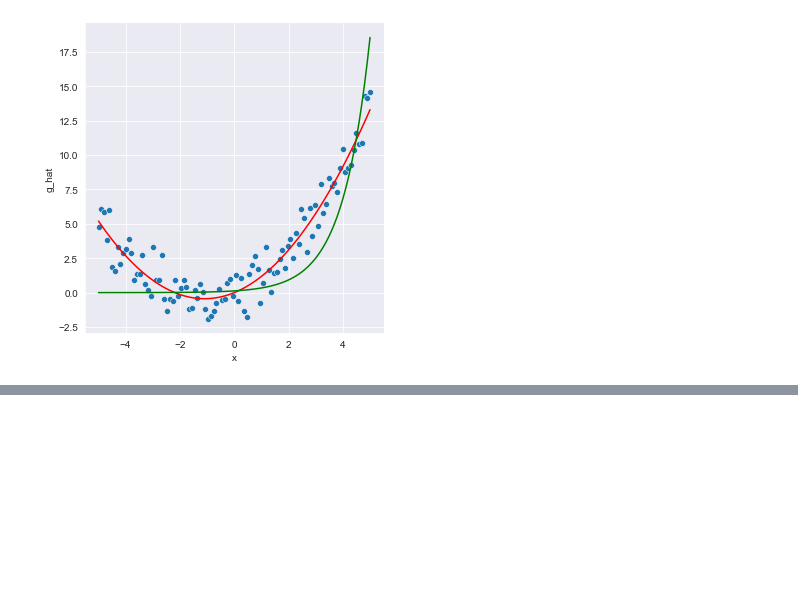
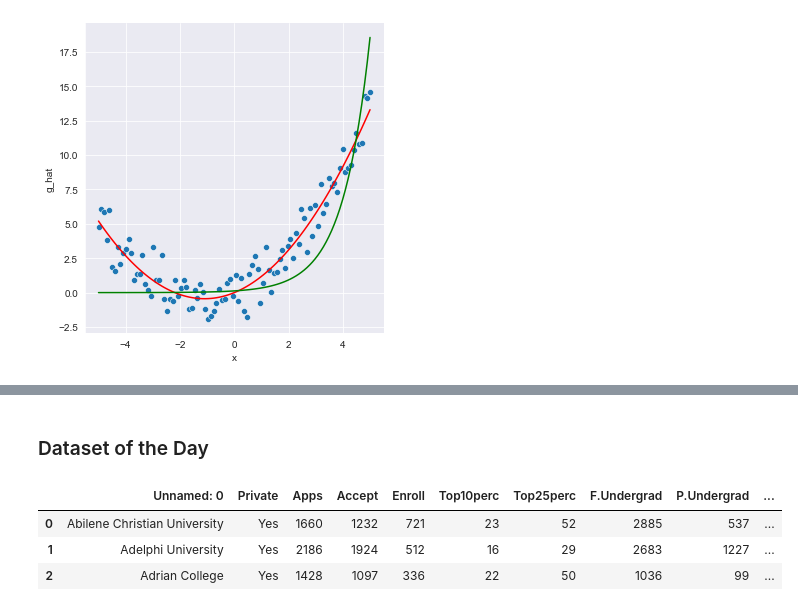
Before and after one commit to techimmersionweek22/data-science, a Jupyter notebook: ds.ipynb, the cells around one changed output, grey strips where cells are left out. Cells and saved outputs as stored; diff of their text form; code cells hidden in the pictures; blank space fills up the shorter version.

```diff
--- a/ds.ipynb
+++ b/ds.ipynb
@@ -149,0 +154,11 @@ p.map_dataframe(sns.lineplot, 'x', 'g_hat', color='g', )
+# %% [markdown]
+### Dataset of the Day
+# %%
+df = pd.read_csv("College.csv")
+# %%
+df.head(3)
+# %% [output]
+|  | Unnamed: 0 | Private | Apps | Accept | Enroll | Top10perc | Top25perc | F.Undergrad | P.Undergrad | ... |
+| 0 | Abilene Christian University | Yes | 1660 | 1232 | 721 | 23 | 52 | 2885 | 537 | ... |
+| 1 | Adelphi University | Yes | 2186 | 1924 | 512 | 16 | 29 | 2683 | 1227 | ... |
+| 2 | Adrian College | Yes | 1428 | 1097 | 336 | 22 | 50 | 1036 | 99 | ... |
```
Also changed, not shown: parts of 4 cells of this notebook.
